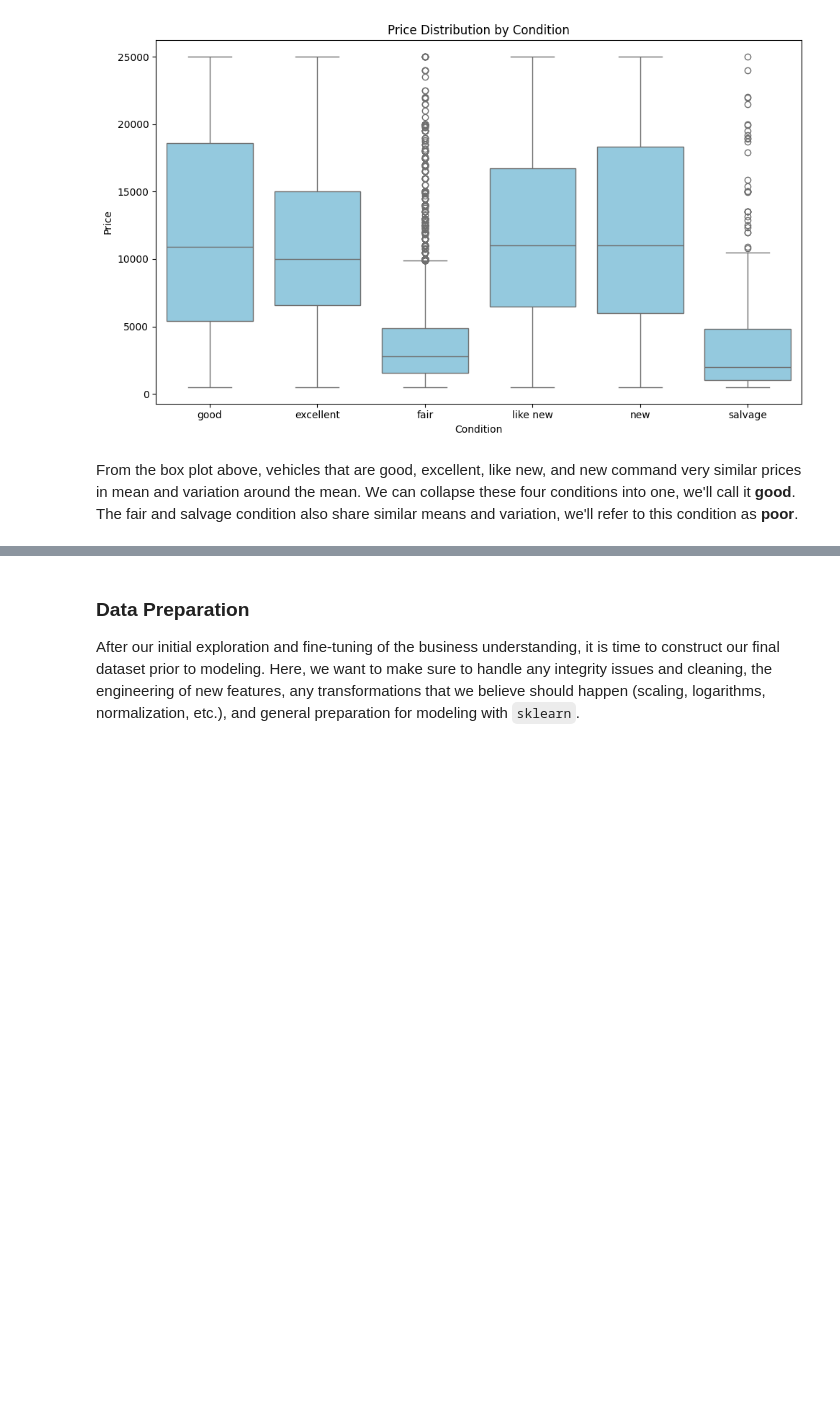
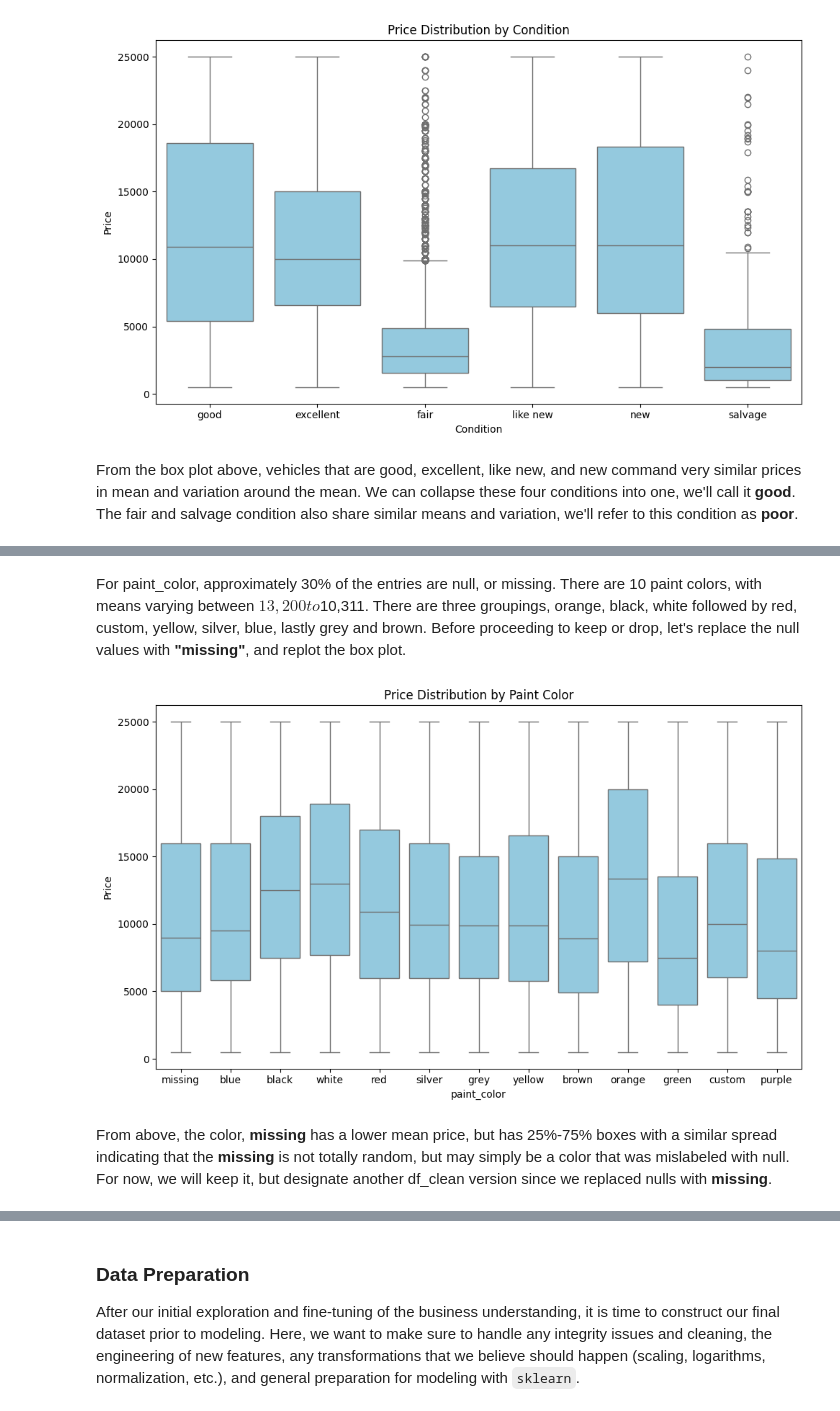
Before and after one commit to jeffreylgoode/what-drives-car-prices, a Jupyter notebook: notebooks/car_price_analysis.ipynb, the cells around one changed output, grey strips where cells are left out. Cells and saved outputs as stored; diff of their text form; code cells hidden in the pictures; blank space fills up the shorter version.

```diff
--- a/notebooks/car_price_analysis.ipynb
+++ b/notebooks/car_price_analysis.ipynb
@@ -400,0 +493,23 @@ df_clean["condition_collapsed"] = df_clean["condition"].replace({
+# %% [markdown]
+For paint_color, approximately 30% of the entries are null, or missing.  There are 10 paint colors, with means varying between $13,200 to $10,311.  There are three groupings, orange, black, white followed by red, custom, yellow, silver, blue, lastly grey and brown.  Before proceeding to keep or drop, let's replace the null values with **"missing"**, and replot the box plot.
+# %%
+df_clean4["paint_color"] = df_clean4["paint_color"].fillna("missing")
+# %%
+plt.figure(figsize=(10, 6))
+
+sns.boxplot(
+    data=df_clean4,
+    x="paint_color",
+    y="price",
+    color="skyblue"
+)
+
+plt.title("Price Distribution by Paint Color")
+plt.xlabel("paint_color")
+plt.ylabel("Price")
+plt.tight_layout()
+plt.show()
+# %% [output]
+[figure, added]
+# %% [markdown]
+From above, the color, **missing** has a lower mean price, but has 25%-75% boxes with a similar spread indicating that the **missing** is not totally random, but may simply be a color that was mislabeled with null. For now, we will keep it, but designate another df_clean version since we replaced nulls with **missing**.
```
Also changed, not shown: parts of 48 cells of this notebook.
